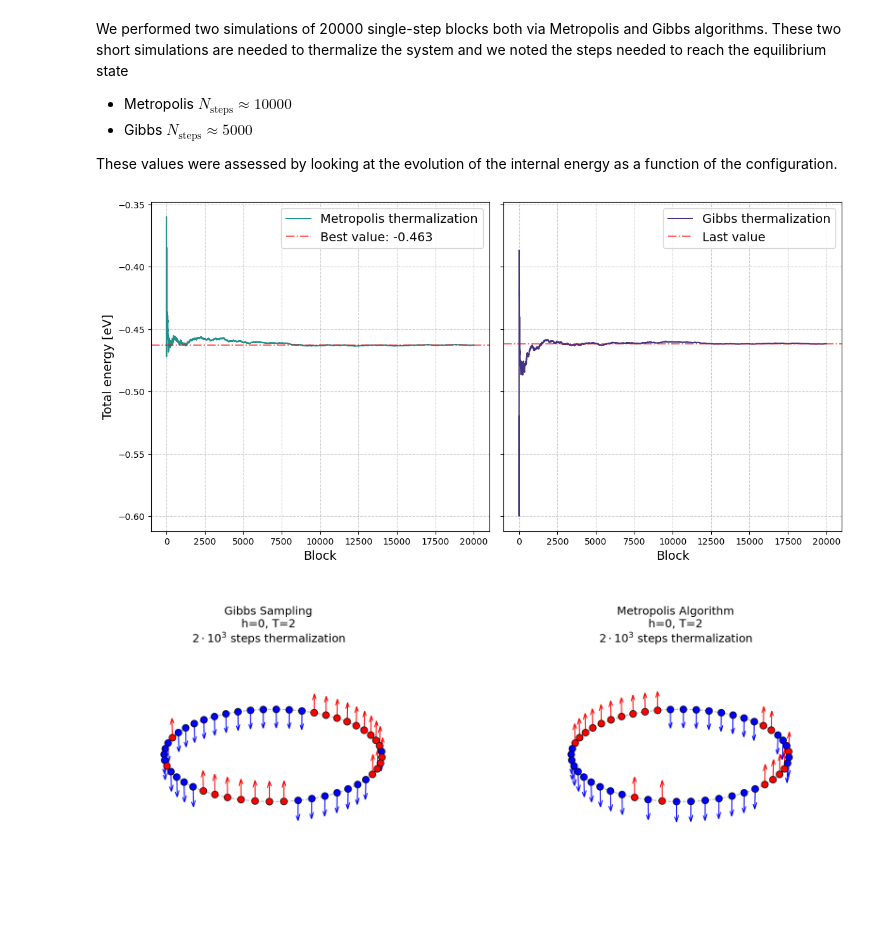
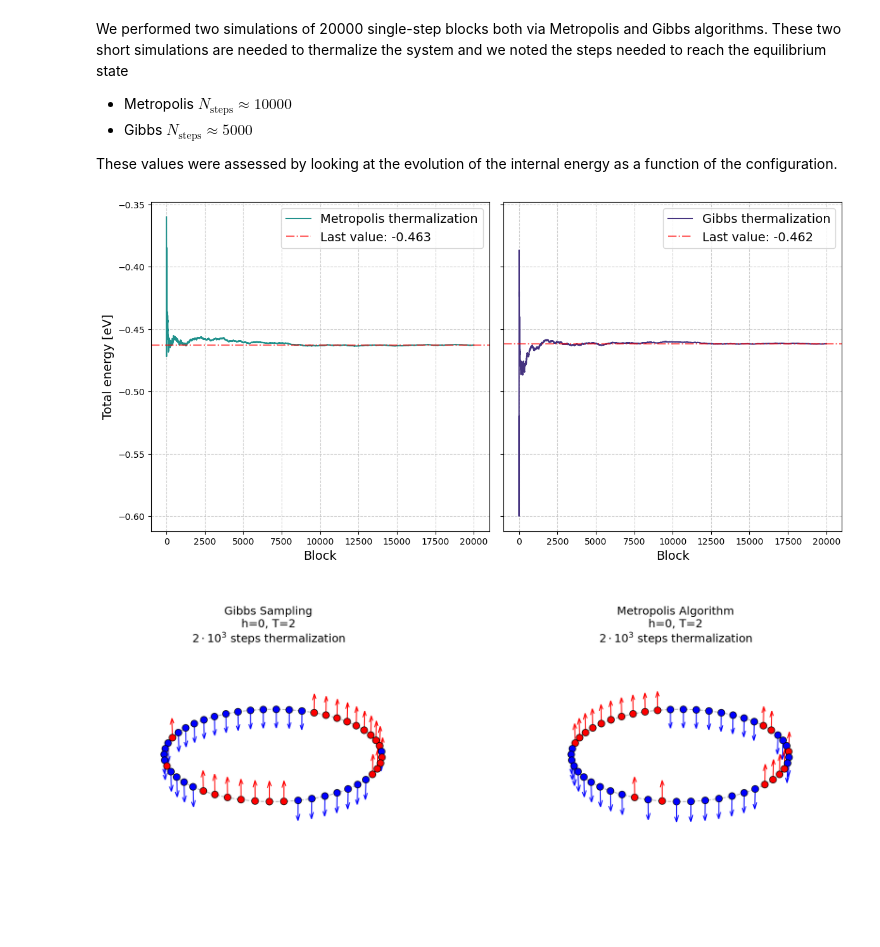
Before and after one commit to SMDP02/Numerical-Simulation---AA-2024-2025, a Jupyter notebook: Lect_6/DiPaolo_Lecture_6.ipynb, the cells around one changed output. Drawn from its saved outputs; the diff is of its cells as text; code cells hidden in the pictures.

```diff
--- a/Lect_6/DiPaolo_Lecture_6.ipynb
+++ b/Lect_6/DiPaolo_Lecture_6.ipynb
@@ -227,36 +227,36 @@ data_tot_metro = np.loadtxt('../Data_large/Equilibration/total_energy_Metropolis
 data_tot_gibbs = np.loadtxt('../Data_large/Equilibration/total_energy_Gibbs.dat', skiprows=1)
 data_tot_metro = data_tot_metro[:20000]
 data_tot_gibbs = data_tot_gibbs[:20000]
 
 # Metropolis
 blocks_m = data_tot_metro[:, 0]
 ave_m    = data_tot_metro[:, 2]
 err_m    = data_tot_metro[:, 3]
 
 # Gibbs
 blocks_g = data_tot_gibbs[:, 0]
 ave_g    = data_tot_gibbs[:, 2]
 err_g    = data_tot_gibbs[:, 3]
 
 fig, axs = plt.subplots(1, 2, figsize=(12,6), sharey=True)
 
 axs[0].plot(blocks_m, ave_m, color=c_metro, label='Metropolis thermalization')
-axs[0].axhline(ave_m[-1], linestyle='-.', color='red', alpha=0.6, label=rf'Best value: {ave_m[-1]:.3f}')
+axs[0].axhline(ave_m[-1], linestyle='-.', color='red', alpha=0.6, label=rf'Last value: {ave_m[-1]:.3f}')
 axs[0].set_xlabel('Block', fontsize=14)
 axs[0].set_ylabel('Total energy [eV]', fontsize=14)
 axs[0].grid(True, linestyle='--', alpha=0.6)
 axs[0].legend(fontsize=14)
 
 axs[1].plot(blocks_g, ave_g, color=c_gibbs, label='Gibbs thermalization')
-axs[1].axhline(ave_g[-1], linestyle='-.', color='red', alpha=0.6, label='Last value')
+axs[1].axhline(ave_g[-1], linestyle='-.', color='red', alpha=0.6, label=rf'Last value: {ave_g[-1]:.3f}')
 axs[1].set_xlabel('Block', fontsize=14)
 axs[1].grid(True, linestyle='--', alpha=0.6)
 axs[1].legend(fontsize=14)
 
 plt.tight_layout()
 plt.show()
 # %% [output]
-[figure, old version]
+[figure, new version]
 # %%
 spin_files = [
 "OUTPUT/EQUILIBRATION/GIBBS/config.spin",
```
Also changed, not shown: parts of 1 cell of this notebook.
